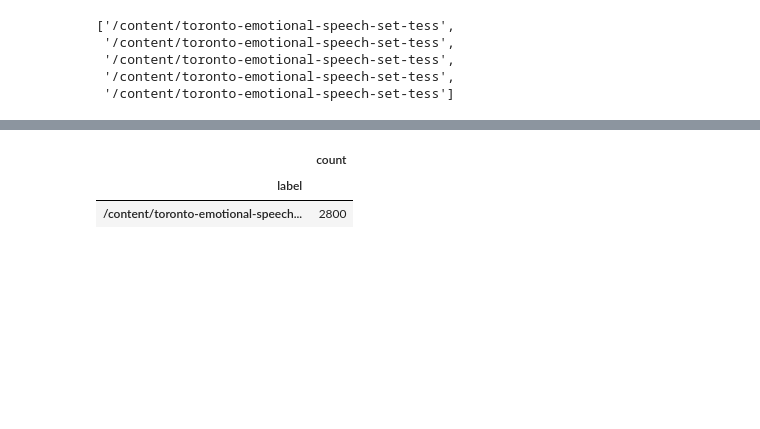
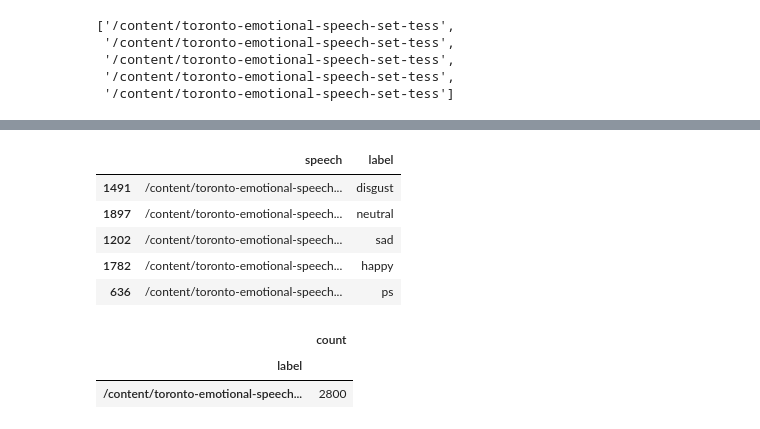
Before and after one commit to sanwridua/final_project_sanwri, a Jupyter notebook: SimilarProject1.ipynb, the cells around one changed output, grey strips where cells are left out. Saved outputs shown, nothing was run; the diff lists cells and outputs as text; code cells hidden in the pictures; blank space fills up the shorter version.

```diff
--- a/SimilarProject1.ipynb
+++ b/SimilarProject1.ipynb
@@ -72,3 +118,12 @@ df.head()
+# %%
+df.sample(n=5)
+# %% [output]
+|  | speech | label |
+| 1491 | /content/toronto-emotional-speech... | disgust |
+| 1897 | /content/toronto-emotional-speech... | neutral |
+| 1202 | /content/toronto-emotional-speech... | sad |
+| 1782 | /content/toronto-emotional-speech... | happy |
+| 636 | /content/toronto-emotional-speech... | ps |
 # %%
 df['label'].value_counts()
 # %% [output]
```
Also changed, not shown: parts of 7 cells of this notebook.
